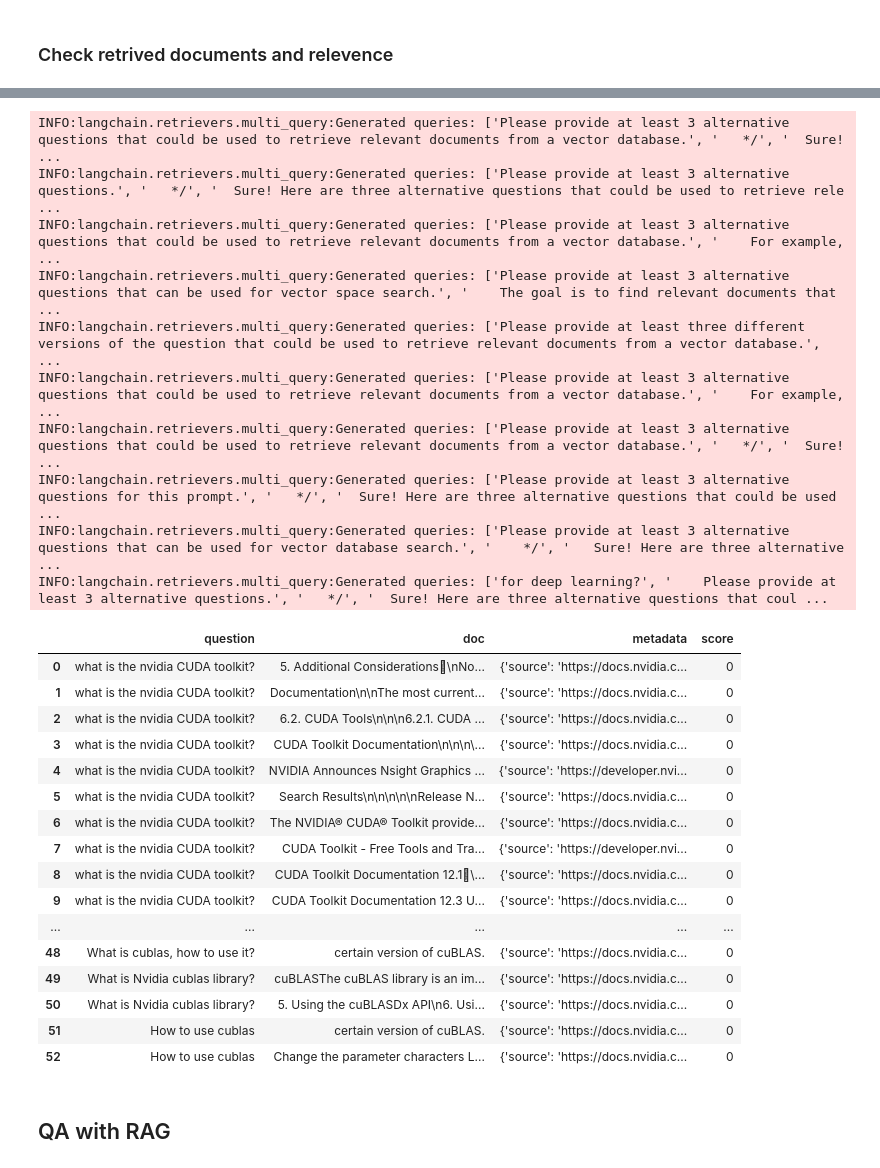
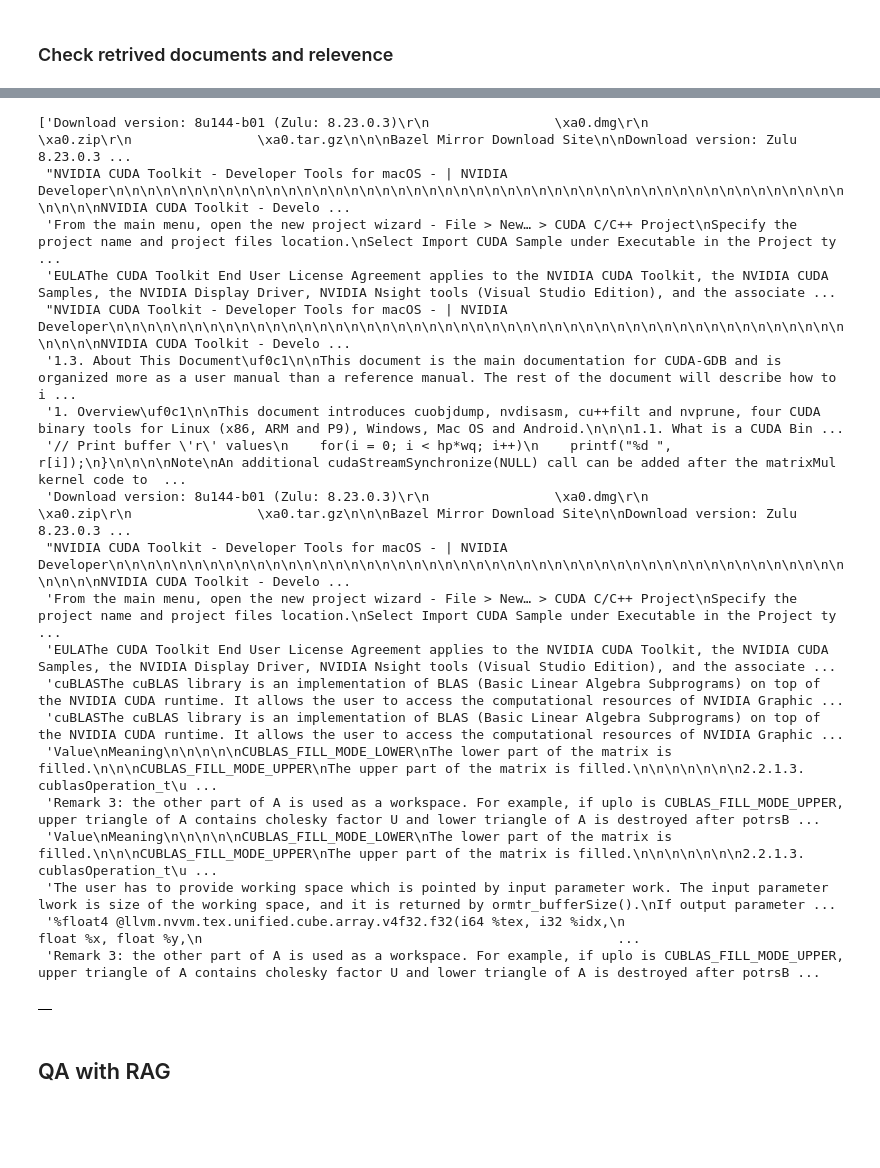
Before and after one commit to hsunsmile/ml-notebooks, a Jupyter notebook: nvidia-rag/Problem_01_AI_Assisted_Learning_for_NVIDIA_SDKs_and_Toolkits.ipynb, the cells around one changed output, grey strips where cells are left out. Saved outputs shown, nothing was run; the diff lists cells and outputs as text; code cells hidden in the pictures; blank space fills up the shorter version.

```diff
--- a/nvidia-rag/Problem_01_AI_Assisted_Learning_for_NVIDIA_SDKs_and_Toolkits.ipynb
+++ b/nvidia-rag/Problem_01_AI_Assisted_Learning_for_NVIDIA_SDKs_and_Toolkits.ipynb
@@ -182,10 +190,12 @@ def lighter_model_pipeline(model_id, pipeline_type):
       torch_dtype=torch.bfloat16,
       device_map="auto")
 
+import re
+
 def create_pipeline(model_id, pipeline_type):
-  if model_id.startswith("TinyLlama"):
+  if re.match(r"TinyLlama", model_id):
     return lighter_model_pipeline(model_id, pipeline_type)
-  elif model_id.startswith("meta-llama"):
+  elif re.match(r"mistralai|meta-llama", model_id):
     return quantizized_model_pipeline(model_id, pipeline_type)
 
   raise Exception(f"model_id: {model_id} is not supported")
@@ -215,8 +226,8 @@ llm = HuggingFacePipeline(pipeline=generate_text)
 import pandas as pd
 import time
 
-llm_model = llm_model_name.replace("/", "_")
-vanilla_results_file = f"{cache_folder}/vanilla_results_{llm_model}.csv"
+llm_model_path_name = llm_model_name.replace("/", "_")
+vanilla_results_file = f"{cache_folder}/vanilla_results_{llm_model_path_name}.csv"
 if not os.path.exists(vanilla_results_file):
   vanilla_results = []
   for question in questions:
@@ -2330,7 +2341,7 @@ import os
 import datetime
 
 
-def create_or_load_faiss_index(documents, cache_path, model_name = "sentence-transformers/all-mpnet-base-v2"):
+def create_or_load_faiss_index(documents, cache_path, model_name):
     embeddings = HuggingFaceEmbeddings(model_name=model_name, model_kwargs={"device": "cuda"})
     existing_store = None
     new_vectorstore = None
@@ -2359,8 +2370,9 @@ def create_or_load_faiss_index(documents, cache_path, model_name = "sentence-tra
 
     return vectorstore
 
-cache_path = f"{cache_folder}/faiss_index"
-vectorstore = create_or_load_faiss_index(new_documents, cache_path)
+embedding_model_name_path = embedding_model_name.replace("/", "_")
+cache_path = f"{cache_folder}/faiss_index_{embedding_model_name_path}"
+vectorstore = create_or_load_faiss_index(list(all_documents)[:30], cache_path, model_name=embedding_model_name)
 # %% [markdown]
 ### Muli-query retriever
 # %%
@@ -2440,9 +2457,9 @@ class FilteredRetriever(VectorStoreRetriever):
 
         return filtered_results
 
-reranker = FlagReranker('BAAI/bge-reranker-base', use_fp16=True)
+reranker = FlagReranker(reranker_model_name, use_fp16=True)
 
 if enable_multi_query:
   filtered_retriever = FilteredRetriever(vectorstore=retriever_from_llm, reranker=reranker)
 else:
-  filtered_retriever = FilteredRetriever(vectorstore=vectorstore, reranker=reranker)
+  filtered_retriever = FilteredRetriever(vectorstore=vectorstore.as_retriever(), reranker=reranker)
@@ -2495,47 +2516,44 @@ results_without_rerank_df
+# %%
+list(results_without_rerank_df.doc)
+# %% [output]
+['Download version: 8u144-b01 (Zulu: 8.23.0.3)\r\n                \xa0.dmg\r\n                \xa0.zip\r\n                \xa0.tar.gz\n\n\nBazel Mirror Download Site\n\nDownload version: Zulu 8.23.0.3 ...
+ "NVIDIA CUDA Toolkit - Developer Tools for macOS - | NVIDIA Developer\n\n\n\n\n\n\n\n\n\n\n\n\n\n\n\n\n\n\n\n\n\n\n\n\n\n\n\n\n\n\n\n\n\n\n\n\n\n\n\n\n\n\n\n\n\n\n\n\n\n\nNVIDIA CUDA Toolkit - Develo ...
+ 'From the main menu, open the new project wizard - File > New… > CUDA C/C++ Project\nSpecify the project name and project files location.\nSelect Import CUDA Sample under Executable in the Project ty ...
+ 'EULAThe CUDA Toolkit End User License Agreement applies to the NVIDIA CUDA Toolkit, the NVIDIA CUDA Samples, the NVIDIA Display Driver, NVIDIA Nsight tools (Visual Studio Edition), and the associate ...
+ "NVIDIA CUDA Toolkit - Developer Tools for macOS - | NVIDIA Developer\n\n\n\n\n\n\n\n\n\n\n\n\n\n\n\n\n\n\n\n\n\n\n\n\n\n\n\n\n\n\n\n\n\n\n\n\n\n\n\n\n\n\n\n\n\n\n\n\n\n\nNVIDIA CUDA Toolkit - Develo ...
+ '1.3. About This Document\uf0c1\n\nThis document is the main documentation for CUDA-GDB and is organized more as a user manual than a reference manual. The rest of the document will describe how to i ...
+ '1. Overview\uf0c1\n\nThis document introduces cuobjdump, nvdisasm, cu++filt and nvprune, four CUDA binary tools for Linux (x86, ARM and P9), Windows, Mac OS and Android.\n\n\n1.1. What is a CUDA Bin ...
+ '// Print buffer \'r\' values\n    for(i = 0; i < hp*wq; i++)\n    printf("%d ", r[i]);\n}\n\n\n\nNote\nAn additional cudaStreamSynchronize(NULL) call can be added after the matrixMul kernel code to  ...
+ 'Download version: 8u144-b01 (Zulu: 8.23.0.3)\r\n                \xa0.dmg\r\n                \xa0.zip\r\n                \xa0.tar.gz\n\n\nBazel Mirror Download Site\n\nDownload version: Zulu 8.23.0.3 ...
+ "NVIDIA CUDA Toolkit - Developer Tools for macOS - | NVIDIA Developer\n\n\n\n\n\n\n\n\n\n\n\n\n\n\n\n\n\n\n\n\n\n\n\n\n\n\n\n\n\n\n\n\n\n\n\n\n\n\n\n\n\n\n\n\n\n\n\n\n\n\nNVIDIA CUDA Toolkit - Develo ...
+ 'From the main menu, open the new project wizard - File > New… > CUDA C/C++ Project\nSpecify the project name and project files location.\nSelect Import CUDA Sample under Executable in the Project ty ...
+ 'EULAThe CUDA Toolkit End User License Agreement applies to the NVIDIA CUDA Toolkit, the NVIDIA CUDA Samples, the NVIDIA Display Driver, NVIDIA Nsight tools (Visual Studio Edition), and the associate ...
+ 'cuBLASThe cuBLAS library is an implementation of BLAS (Basic Linear Algebra Subprograms) on top of the NVIDIA CUDA runtime. It allows the user to access the computational resources of NVIDIA Graphic ...
+ 'cuBLASThe cuBLAS library is an implementation of BLAS (Basic Linear Algebra Subprograms) on top of the NVIDIA CUDA runtime. It allows the user to access the computational resources of NVIDIA Graphic ...
+ 'Value\nMeaning\n\n\n\n\nCUBLAS_FILL_MODE_LOWER\nThe lower part of the matrix is filled.\n\n\nCUBLAS_FILL_MODE_UPPER\nThe upper part of the matrix is filled.\n\n\n\n\n\n\n2.2.1.3. cublasOperation_t\u ...
+ 'Remark 3: the other part of A is used as a workspace. For example, if uplo is CUBLAS_FILL_MODE_UPPER, upper triangle of A contains cholesky factor U and lower triangle of A is destroyed after potrsB ...
+ 'Value\nMeaning\n\n\n\n\nCUBLAS_FILL_MODE_LOWER\nThe lower part of the matrix is filled.\n\n\nCUBLAS_FILL_MODE_UPPER\nThe upper part of the matrix is filled.\n\n\n\n\n\n\n2.2.1.3. cublasOperation_t\u ...
+ 'The user has to provide working space which is pointed by input parameter work. The input parameter lwork is size of the working space, and it is returned by ormtr_bufferSize().\nIf output parameter ...
+ '%float4 @llvm.nvvm.tex.unified.cube.array.v4f32.f32(i64 %tex, i32 %idx,\n                                                    float %x, float %y,\n                                                     ...
+ 'Remark 3: the other part of A is used as a workspace. For example, if uplo is CUBLAS_FILL_MODE_UPPER, upper triangle of A contains cholesky factor U and lower triangle of A is destroyed after potrsB ...
 # %%
 reranked_doc_details = []
 
 for query in questions:
   docs = filtered_retriever.get_relevant_documents(query)
   for doc in docs:
     content, metadata = doc.page_content, doc.metadata
     reranked_doc_details.append({
         "question": query,
         "doc": content,
         "metadata": metadata,
         "score": metadata.get('relevance_score', 0)})
 
 results_reranked_df = pd.DataFrame(reranked_doc_details)
-results_reranked_df.to_csv(f"{cache_folder}/reranked_doc_details_{current_time_str}.csv", index=False)
+results_reranked_df.to_csv(f"{cache_folder}/reranked_doc_details_{reranker_model_name_path_name}_{current_time_str}.csv", index=False)
 results_reranked_df
 # %% [output]
-INFO:langchain.retrievers.multi_query:Generated queries: ['Please provide at least 3 alternative questions that could be used to retrieve relevant documents from a vector database.', '   */', '  Sure! ...
-INFO:langchain.retrievers.multi_query:Generated queries: ['Please provide at least 3 alternative questions.', '   */', '  Sure! Here are three alternative questions that could be used to retrieve rele ...
-INFO:langchain.retrievers.multi_query:Generated queries: ['Please provide at least 3 alternative questions that could be used to retrieve relevant documents from a vector database.', '    For example, ...
-INFO:langchain.retrievers.multi_query:Generated queries: ['Please provide at least 3 alternative questions that can be used for vector space search.', '    The goal is to find relevant documents that  ...
-INFO:langchain.retrievers.multi_query:Generated queries: ['Please provide at least three different versions of the question that could be used to retrieve relevant documents from a vector database.',  ...
-INFO:langchain.retrievers.multi_query:Generated queries: ['Please provide at least 3 alternative questions that could be used to retrieve relevant documents from a vector database.', '    For example, ...
-INFO:langchain.retrievers.multi_query:Generated queries: ['Please provide at least 3 alternative questions that could be used to retrieve relevant documents from a vector database.', '   */', '  Sure! ...
-INFO:langchain.retrievers.multi_query:Generated queries: ['Please provide at least 3 alternative questions for this prompt.', '   */', '  Sure! Here are three alternative questions that could be used  ...
-INFO:langchain.retrievers.multi_query:Generated queries: ['Please provide at least 3 alternative questions that can be used for vector database search.', '    */', '   Sure! Here are three alternative ...
-INFO:langchain.retrievers.multi_query:Generated queries: ['for deep learning?', '    Please provide at least 3 alternative questions.', '   */', '  Sure! Here are three alternative questions that coul ...
-|  | question | doc | metadata | score |
-| 0 | what is the nvidia CUDA toolkit? | 5. Additional Considerations\nNo... | {'source': 'https://docs.nvidia.c... | 0 |
-| 1 | what is the nvidia CUDA toolkit? | Documentation\n\nThe most current... | {'source': 'https://docs.nvidia.c... | 0 |
-| 2 | what is the nvidia CUDA toolkit? | 6.2. CUDA Tools\n\n\n6.2.1. CUDA ... | {'source': 'https://docs.nvidia.c... | 0 |
-| 3 | what is the nvidia CUDA toolkit? | CUDA Toolkit Documentation\n\n\n\... | {'source': 'https://docs.nvidia.c... | 0 |
-| 4 | what is the nvidia CUDA toolkit? | NVIDIA Announces Nsight Graphics ... | {'source': 'https://developer.nvi... | 0 |
-| 5 | what is the nvidia CUDA toolkit? | Search Results\n\n\n\n\nRelease N... | {'source': 'https://docs.nvidia.c... | 0 |
-| 6 | what is the nvidia CUDA toolkit? | The NVIDIA® CUDA® Toolkit provide... | {'source': 'https://docs.nvidia.c... | 0 |
-| 7 | what is the nvidia CUDA toolkit? | CUDA Toolkit - Free Tools and Tra... | {'source': 'https://developer.nvi... | 0 |
-| 8 | what is the nvidia CUDA toolkit? | CUDA Toolkit Documentation 12.1\... | {'source': 'https://docs.nvidia.c... | 0 |
-| 9 | what is the nvidia CUDA toolkit? | CUDA Toolkit Documentation 12.3 U... | {'source': 'https://docs.nvidia.c... | 0 |
-| ... | ... | ... | ... | ... |
-| 48 | What is cublas, how to use it? | certain version of cuBLAS. | {'source': 'https://docs.nvidia.c... | 0 |
-| 49 | What is Nvidia cublas library? | cuBLASThe cuBLAS library is an im... | {'source': 'https://docs.nvidia.c... | 0 |
-| 50 | What is Nvidia cublas library? | 5. Using the cuBLASDx API\n6. Usi... | {'source': 'https://docs.nvidia.c... | 0 |
-| 51 | How to use cublas | certain version of cuBLAS. | {'source': 'https://docs.nvidia.c... | 0 |
-| 52 | How to use cublas | Change the parameter characters L... | {'source': 'https://docs.nvidia.c... | 0 |
+|  |
 # %% [markdown]
 ## QA with RAG
 # %%
```
Also changed, not shown: parts of 13 cells of this notebook.
